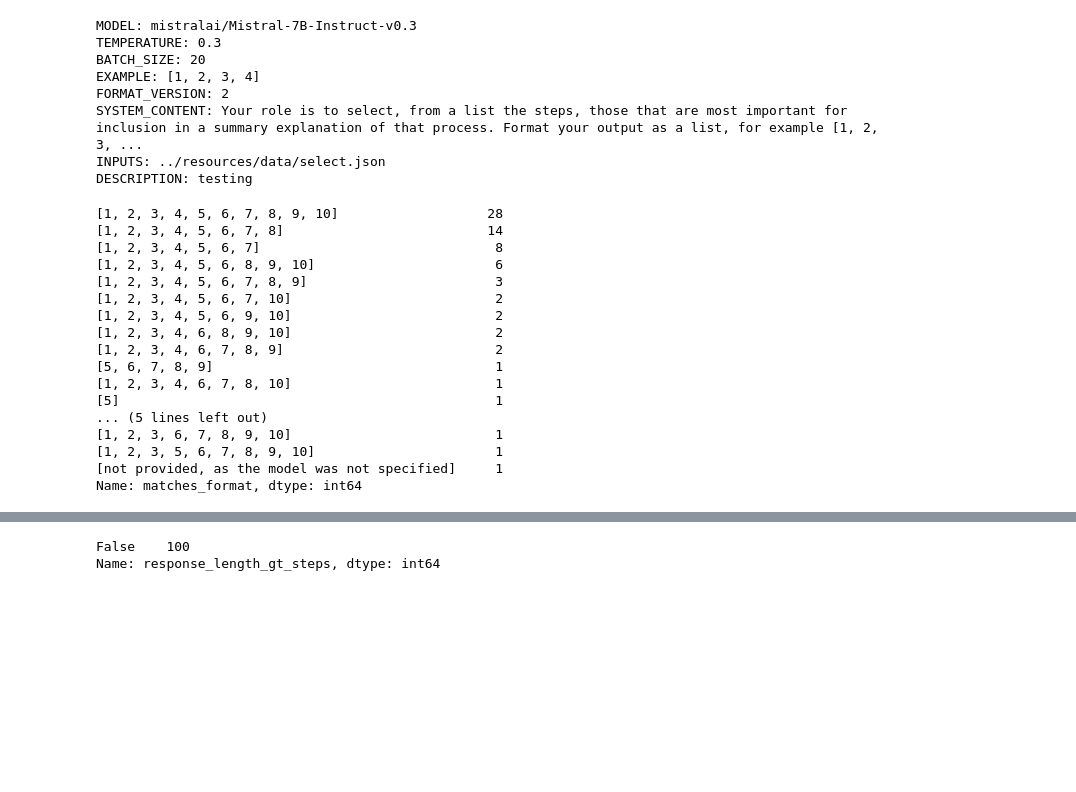
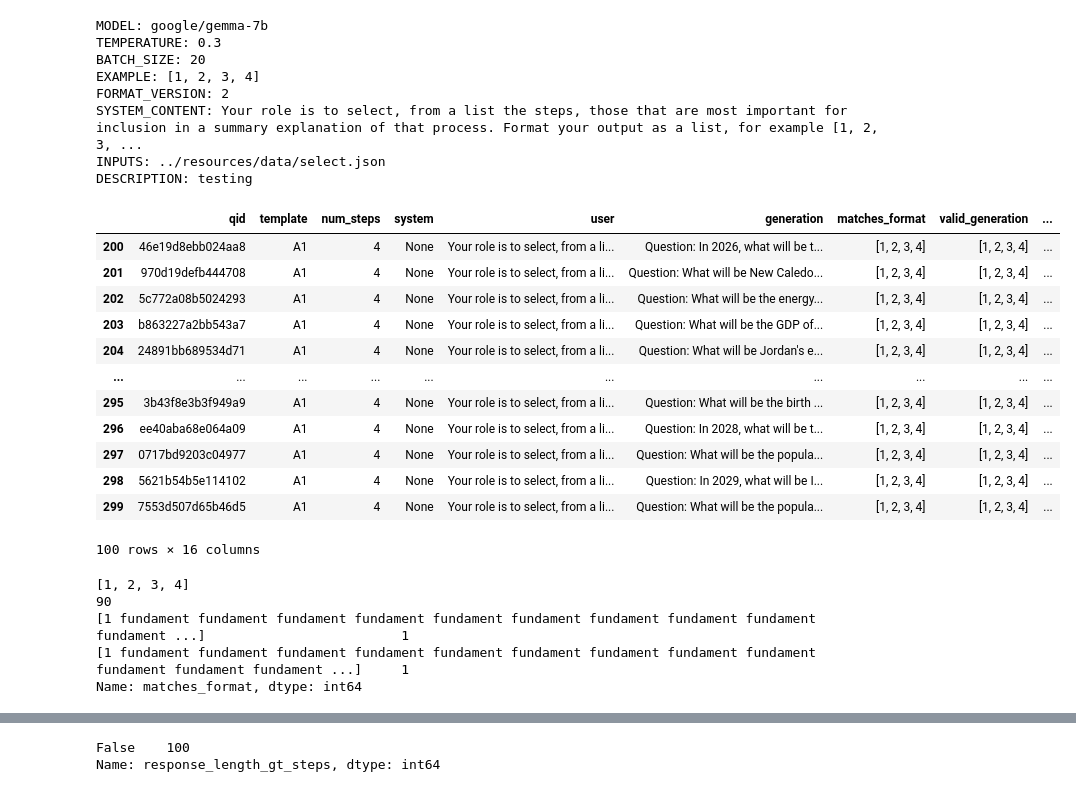
Before and after one commit to njf0/frank-llm, a Jupyter notebook: participant/analyse.ipynb, the cells around one changed output, grey strips where cells are left out. Drawn from its saved outputs; the diff is of its cells as text; code cells hidden in the pictures; blank space fills up the shorter version.

```diff
--- a/participant/analyse.ipynb
+++ b/participant/analyse.ipynb
@@ -27,6 +27,7 @@ class AnalyseLLMParticipant:
         self.response_eq_example()
         self.response_length_gt_steps()
         self.response_eq_all_steps()
+        self.proportion_of_all_steps()
         self.meta_object_selection()
 
     def load_data(self):
@@ -78,10 +79,24 @@ class AnalyseLLMParticipant:
                 user.append(response[:response.index(generation_prompt)])
                 generation.append(response[response.index(generation_prompt) + len(generation_prompt):])
 
+        elif model_family in ['google', 'microsoft']:
+
+            # generation simply follows system prompt, so split after system prompt
+            system_prompt = self.config['SYSTEM_CONTENT']
+            # get index at which system prompt ends
+            system_prompt_end = len(system_prompt)
+            for response in responses:
+                system.append(None)
+                user.append(response[:system_prompt_end])
+                generation.append(response[system_prompt_end:])
 
         # dictionary with {qid: [system, user, generation]}
-        return pd.DataFrame({'qid': qids, 'template': templates, 'num_steps': [STEP_NUM[t] for t in templates],
-                             'system': system, 'user': user, 'generation': generation})
+        return pd.DataFrame({'qid': qids,
+                             'template': templates,
+                             'num_steps': [STEP_NUM[t] for t in templates],
+                             'system': system,
+                             'user': user,
+                             'generation': generation})
 
     def get_template_from_qid(
             self,
@@ -147,6 +162,16 @@ class AnalyseLLMParticipant:
         # count cases where assistant generation is just the full list of steps
         self.df['response_eq_all_steps'] = self.df.apply(lambda row: True if row['valid_generation'] == [i for i in range(1, row['num_steps'] + 1)] else False, axis=1)
 
+    def proportion_of_all_steps(self):
+
+        # calculate the proportion of steps that the model selected
+        def proportion_of_all_steps(generation, template):
+            if generation is not None:
+                return len(generation) / STEP_NUM[template]
+            return None
+
+        self.df['proportion_of_all_steps'] = self.df.apply(lambda row: proportion_of_all_steps(row['valid_generation'], row['template']), axis=1)
+
     def meta_object_selection(self):
 
         example = self.questions[list(self.questions.keys())[0]]
@@ -189,9 +214,9 @@ for k, v in config.items():
     print(f'{k}: {v}')
 
 T = AnalyseLLMParticipant(output)
-T.df = T.df[T.df['template'] == 'C1']
+T.df = T.df[T.df['template'] == 'A1']
 # %% [output]
-MODEL: mistralai/Mistral-7B-Instruct-v0.3
+MODEL: google/gemma-7b
 TEMPERATURE: 0.3
 BATCH_SIZE: 20
 EXAMPLE: [1, 2, 3, 4]
@@ -199,25 +224,28 @@ FORMAT_VERSION: 2
 SYSTEM_CONTENT: Your role is to select, from a list the steps, those that are most important for inclusion in a summary explanation of that process. Format your output as a list, for example [1, 2, 3, ...
 INPUTS: ../resources/data/select.json
 DESCRIPTION: testing
+# %%
+T.df
+# %% [output]
+|  | qid | template | num_steps | system | user | generation | matches_format | valid_generation | ... |
+| 200 | 46e19d8ebb024aa8 | A1 | 4 | None | Your role is to select, from a li... | Question: In 2026, what will be t... | [1, 2, 3, 4] | [1, 2, 3, 4] | ... |
+| 201 | 970d19defb444708 | A1 | 4 | None | Your role is to select, from a li... | Question: What will be New Caledo... | [1, 2, 3, 4] | [1, 2, 3, 4] | ... |
+| 202 | 5c772a08b5024293 | A1 | 4 | None | Your role is to select, from a li... | Question: What will be the energy... | [1, 2, 3, 4] | [1, 2, 3, 4] | ... |
+| 203 | b863227a2bb543a7 | A1 | 4 | None | Your role is to select, from a li... | Question: What will be the GDP of... | [1, 2, 3, 4] | [1, 2, 3, 4] | ... |
+| 204 | 24891bb689534d71 | A1 | 4 | None | Your role is to select, from a li... | Question: What will be Jordan's e... | [1, 2, 3, 4] | [1, 2, 3, 4] | ... |
+| ... | ... | ... | ... | ... | ... | ... | ... | ... | ... |
+| 295 | 3b43f8e3b3f949a9 | A1 | 4 | None | Your role is to select, from a li... | Question: What will be the birth ... | [1, 2, 3, 4] | [1, 2, 3, 4] | ... |
+| 296 | ee40aba68e064a09 | A1 | 4 | None | Your role is to select, from a li... | Question: In 2028, what will be t... | [1, 2, 3, 4] | [1, 2, 3, 4] | ... |
+| 297 | 0717bd9203c04977 | A1 | 4 | None | Your role is to select, from a li... | Question: What will be the popula... | [1, 2, 3, 4] | [1, 2, 3, 4] | ... |
+| 298 | 5621b54b5e114102 | A1 | 4 | None | Your role is to select, from a li... | Question: In 2029, what will be I... | [1, 2, 3, 4] | [1, 2, 3, 4] | ... |
+| 299 | 7553d507d65b46d5 | A1 | 4 | None | Your role is to select, from a li... | Question: What will be the popula... | [1, 2, 3, 4] | [1, 2, 3, 4] | ... |
+100 rows × 16 columns
 # %%
 T.df['matches_format'].value_counts()
 # %% [output]
-[1, 2, 3, 4, 5, 6, 7, 8, 9, 10]                   28
-[1, 2, 3, 4, 5, 6, 7, 8]                          14
-[1, 2, 3, 4, 5, 6, 7]                              8
-[1, 2, 3, 4, 5, 6, 8, 9, 10]                       6
-[1, 2, 3, 4, 5, 6, 7, 8, 9]                        3
-[1, 2, 3, 4, 5, 6, 7, 10]                          2
-[1, 2, 3, 4, 5, 6, 9, 10]                          2
-[1, 2, 3, 4, 6, 8, 9, 10]                          2
-[1, 2, 3, 4, 6, 7, 8, 9]                           2
-[5, 6, 7, 8, 9]                                    1
-[1, 2, 3, 4, 6, 7, 8, 10]                          1
-[5]                                                1
-... (5 lines left out)
-[1, 2, 3, 6, 7, 8, 9, 10]                          1
-[1, 2, 3, 5, 6, 7, 8, 9, 10]                       1
-[not provided, as the model was not specified]     1
+[1, 2, 3, 4]                                                                                                                       90
+[1 fundament fundament fundament fundament fundament fundament fundament fundament fundament fundament ...]                         1
+[1 fundament fundament fundament fundament fundament fundament fundament fundament fundament fundament fundament fundament ...]     1
 Name: matches_format, dtype: int64
 # %%
 T.df['valid_generation'].value_counts()
```
Also changed, not shown: parts of 8 cells of this notebook, 4 other files.
